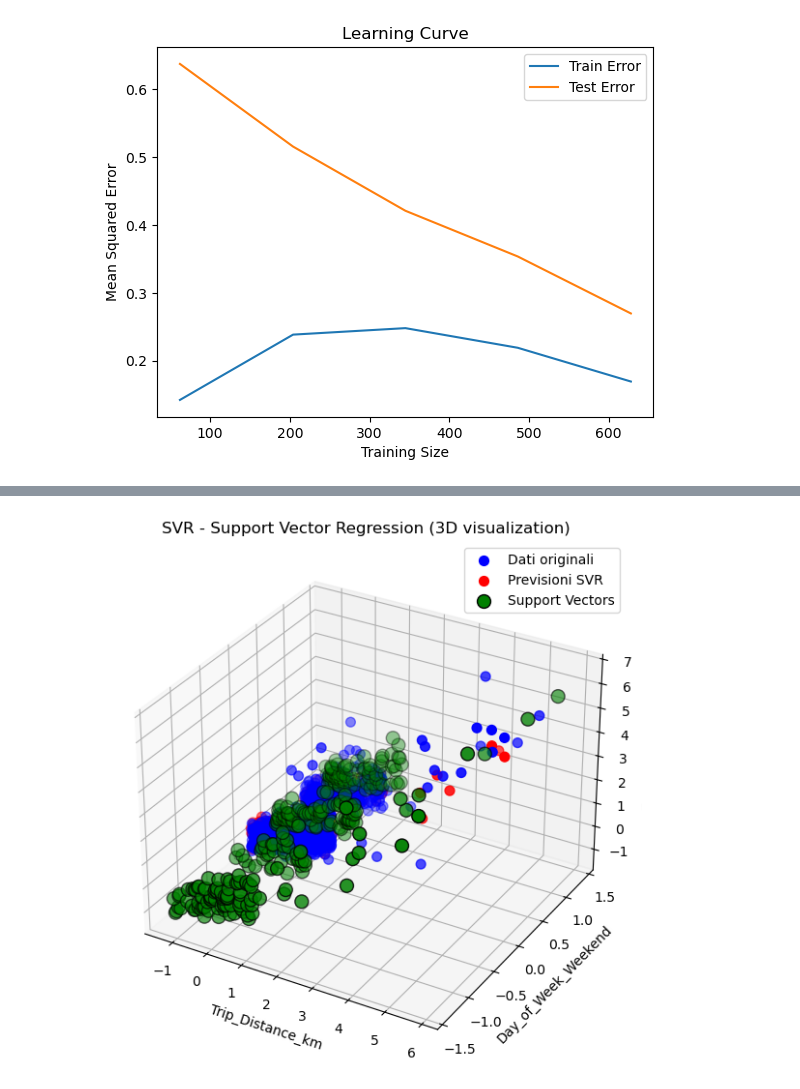
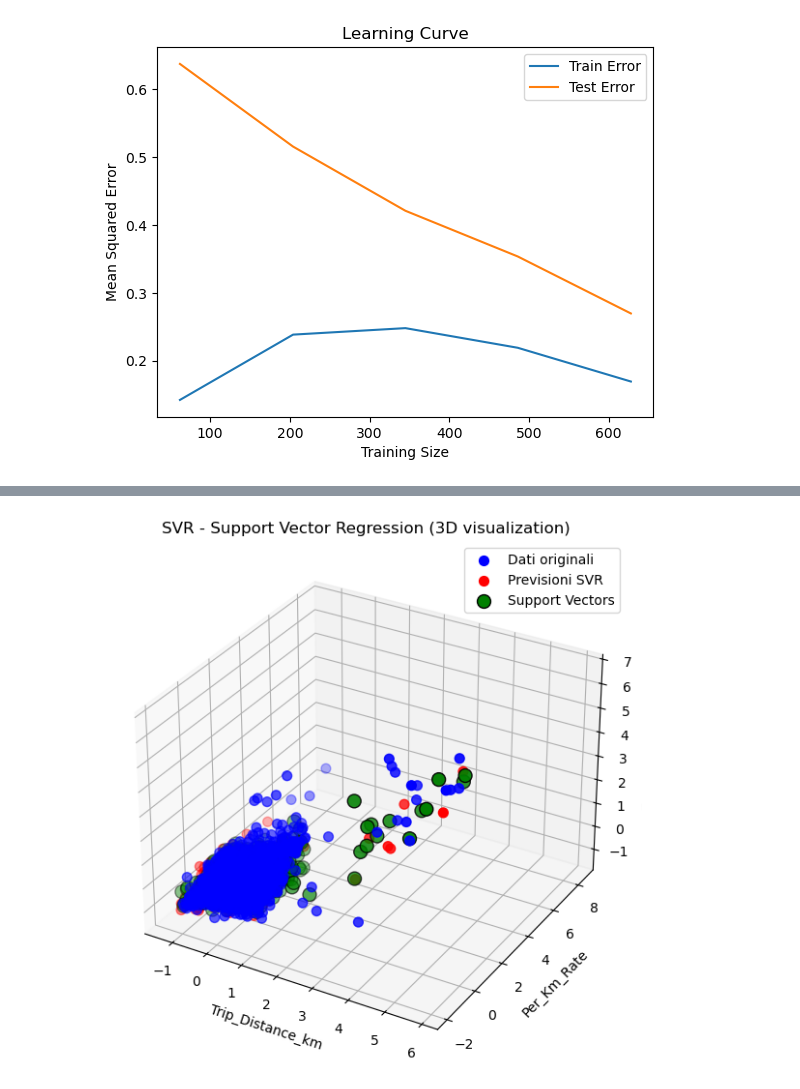
Before and after one commit to fravasta/Prediction-of-Taxi-fares, a Jupyter notebook: SVM_taxi.ipynb, the cells around one changed output, grey strips where cells are left out. Cells and saved outputs as stored; diff of their text form; code cells hidden in the pictures.

```diff
--- a/SVM_taxi.ipynb
+++ b/SVM_taxi.ipynb
@@ -300,0 +338,26 @@ plt.show()
+# %%
+from sklearn.decomposition import PCA
+
+# Apply PCA to reduce predictors space
+pca = PCA(n_components=2)
+X_train_2d = pca.fit_transform(X_train)
+
+# Predict using PCAs
+y_pred = best_svm.predict(X_test)
+
+# Extract the Support Vector from the new 2D
+sv = best_svm.support_vectors_
+sv_2d = pca.transform(sv)
+
+# Plot the data
+plt.scatter(X_train_2d[:, 0], X_train_2d[:, 1], c='blue', label="True values", s=50, marker='o')
+plt.scatter(X_test.iloc[:, 0], y_pred, c='red', label="SVR Predictions", s=50, marker='x')
+
+# Plot support vectors in the 2D space
+plt.scatter(sv_2d[:, 0], sv_2d[:, 1], color='green', s=100, edgecolors='k', label="Support Vectors", marker='o')
+
+plt.xlabel("Principal Component 1")
+plt.ylabel("Principal Component 2")
+plt.title("SVR with PCA - Support Vector Regression")
+plt.legend()
+plt.show()
@@ -301,33 +366,33 @@ plt.show()
 # %%
 from mpl_toolkits.mplot3d import Axes3D
 import matplotlib.pyplot as plt
 
 
-# Crea il grafico 3D
+# Create a 3D graph
 fig = plt.figure(figsize=(10, 7))
 ax = fig.add_subplot(111, projection='3d')
 
-# Nomi delle feature da visualizzare
-feature_1 = 'Trip_Distance_km'  # Nome della colonna che rappresenta la prima feature
-feature_2 = 'Day_of_Week_Weekend'  # Nome della colonna che rappresenta la seconda feature
+# Set up the name of the two features to plot
+feature_1 = 'Trip_Distance_km'
+feature_2 = 'Per_Km_Rate'
 
-# Scatter plot delle osservazioni originali (X_train e y_train)
+# Scatter plot of training values (X_train e y_train)
 ax.scatter(X_train[feature_1], X_train[feature_2], y_train, c='blue', label="Dati originali", s=50)
 
-# Scatter plot delle previsioni (X_test e y_pred)
+# Scatter plot of predictions (X_test e y_pred)
 ax.scatter(X_test[feature_1], X_test[feature_2], y_pred, c='red', label="Previsioni SVR", s=50)
 
-# Visualizza i support vectors
+# Plot support vectors
 ax.scatter(sv[:, 0], sv[:, 1], best_svm.predict(sv), color='green', s=100, edgecolors='k', label="Support Vectors", marker='o')
 
-# Etichette e titolo
+# Set up labels and title
 ax.set_xlabel(feature_1)
 ax.set_ylabel(feature_2)
 ax.set_zlabel("Target/Trip Price")
 ax.set_title("SVR - Support Vector Regression (3D visualization)")
 ax.legend()
 
-# Mostra il grafico
+# Show the plot
 plt.show()
 # %% [output]
-[figure, old version]
+[figure, new version]
```
Also changed, not shown: parts of 13 cells of this notebook, 6 other files.
